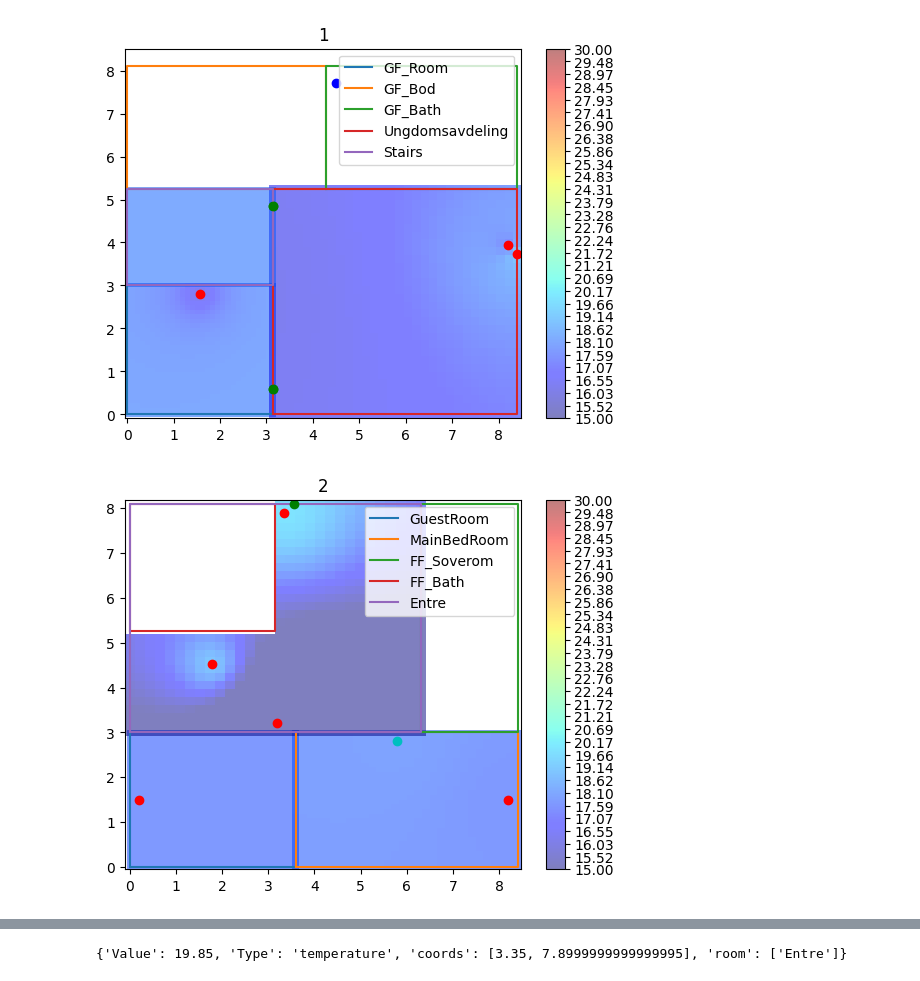
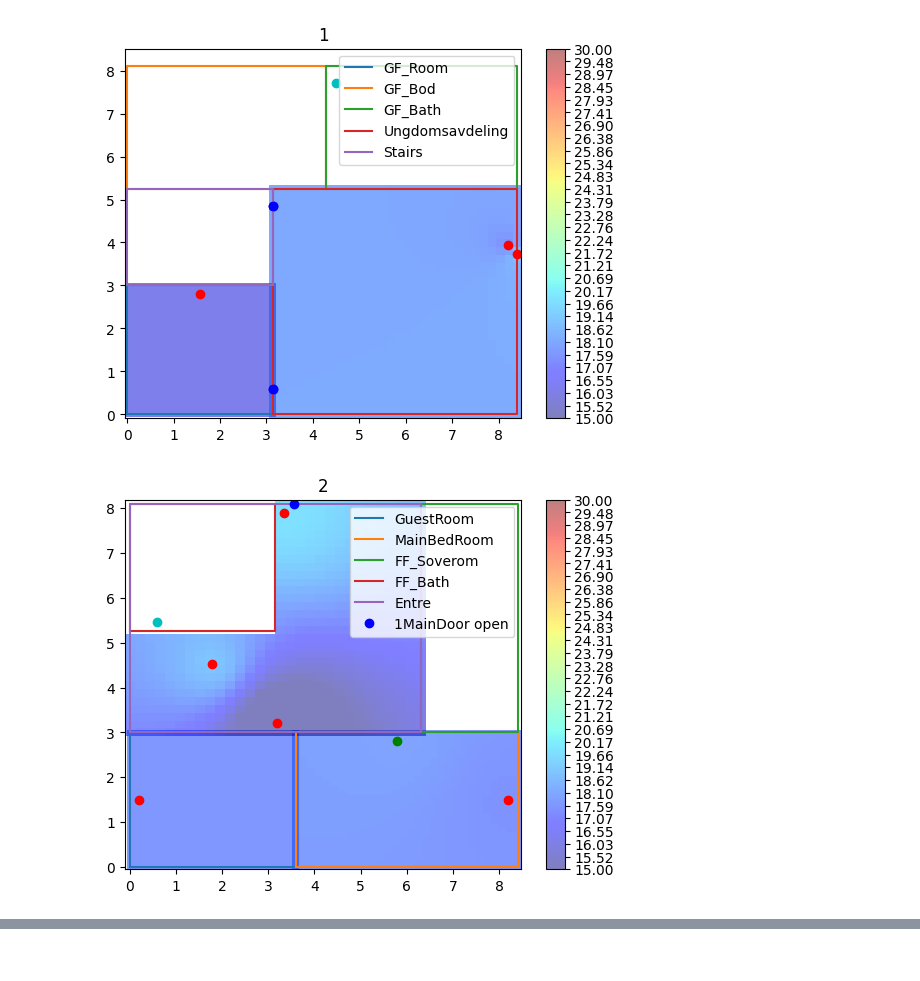
Before and after one commit to oskarhlm/VRDT---Smart-House, a Jupyter notebook: python/disruptive.ipynb, the cells around one changed output, grey strips where cells are left out. Saved outputs shown, nothing was run; the diff lists cells and outputs as text; code cells hidden in the pictures.

```diff
--- a/python/disruptive.ipynb
+++ b/python/disruptive.ipynb
@@ -148,8 +148,8 @@ Sensor_Values["1MainRoom"]['coords']=       [FF_down[2]-a_l,FF_right[1]/2]
 Sensor_Values["1MainBRHum"]['coords']=      [FF_down[1]+(FF_down[2]-FF_down[1])/2-a_l,FF_right[1]-a_l]
 
 Sensor_Values["1MainDoor"]['coords']=       [FF_up[1]+2*a_l,FF_left[3]]
-Sensor_Values["1BathRoomWatet"]['coords']=  [GF_down[1]/2+a_l,(GF_left[2]-GF_left[1])/2+GF_left[1]+2*a_l]
-Sensor_Values["1OutdoorEntrance"]['coords']=[FF_down[1]-2*a_l,FF_left[1]+a_l]
+Sensor_Values["1BathRoomWatet"]['coords']=  [3*a_l,GF_left[2]+a_l]
+Sensor_Values["1OutdoorEntrance"]['coords']=[FF_down[1]-2*a_l,FF_left[3]+a_l]
 
 
 #Room
@@ -165,7 +165,7 @@ Sensor_Values["1MainBRHum"]['room']=        ['MainBedRoom']
 Sensor_Values["1OutdoorEntrance"]['room']=  ['Out']
 
 Sensor_Values["1MainDoor"]['room']=         ['Out','Entre']
-Sensor_Values["1BathRoomWatet"]['room']=    ['FF_Bad']      #Yes Watet
+Sensor_Values["1BathRoomWatet"]['room']=    ['FF_Bath']      #Yes Watet
 
 
 #SF
@@ -335,7 +335,7 @@ def interpolate(room,I,J):
             sensor_value_temp.append(Sensor_Values[sensor]['Value'])
             sensor_coord.append(Sensor_Values[sensor]['coords'])
         elif Sensor_Values[sensor]['Type']=='proximity':
-            # if Sensor_Values[sensor]['Value']=='PRESENT':
+            if Sensor_Values[sensor]['Value']=='PRESENT':
                 if Sensor_Values[sensor]['room'][0]==room:
                     i=1
                 else:
@@ -357,7 +357,7 @@ def interpolate(room,I,J):
                 sensor_value_water.append(sensor)
 
         elif Sensor_Values[sensor]['Type']=='waterDetector':
-            if Sensor_Values[sensor]['Type']=='present':
+            if Sensor_Values[sensor]['Value']=='PRESENT':
                 sensor_waterDetector.append(Sensor_Values[sensor]['coords'])
     # if len(sensor_value_temp)==1:
     #     interpolated_temp=np.ones_like(room_grid(room)[1])*sensor_value_temp[0]
@@ -395,10 +395,3 @@ def interpolate(room,I,J):
             interpolated_temp[J[k],I[k]]=None
 
     return interpolated_temp,sensor_waterDetector,sensor_value_water
-
-room='Entre'
-grid=room_grid(room)
-xi,yi=grid[1],grid[2]
-z=interpolate(room,grid[3],grid[4])[0]
-vmin,vmax=15,30
-plt.pcolormesh(xi,yi,z,shading='auto',vmin=vmin,vmax=vmax,cmap='jet', alpha=0.5)
@@ -432,11 +422,15 @@ for floor in Floor:
                 if Sensor_Values[sensor]['Type']=='temperature':
                     plt.plot(x,y,'ro')
                 elif Sensor_Values[sensor]['Type']=='proximity':
+                    if Sensor_Values[sensor]['Value']=='PRESENT':
+                        label=str(sensor)+' open'
+                    else:
+                        label=None
+                    plt.plot(x,y,'bo',label=label)
+                elif Sensor_Values[sensor]['Type']=='humidity':
                     plt.plot(x,y,'go')
-                elif Sensor_Values[sensor]['Type']=='humidity':
+                elif Sensor_Values[sensor]['Type']=='waterDetector':
                     plt.plot(x,y,'co')
-                elif Sensor_Values[sensor]['Type']=='waterDetector':
-                    plt.plot(x,y,'bo')
                 plt.legend(loc='upper right')
         vmin=15
         vmax=30
@@ -444,33 +438,32 @@ for floor in Floor:
         xi,yi=grid[1],grid[2]
         plt.figure(i)
         plt.title(str(floor))
         z0=interpolate(room,grid[3],grid[4])
         z=z0[0]
         if np.sum(z)<5:
             z_2d=None
         else:
             plt.pcolormesh(xi,yi,z,shading='auto',vmin=vmin,vmax=vmax,cmap='jet', alpha=0.5)
 
         if len(z0[1])==0:
             None
         else:
             print('Water detected in '+str(room))
             plt.plot(z0[1][0][0],z0[1][0][1],'bo',label='Water Detected')
 
         if len(z0[2])==0:
             None
 
         else:
             for j in range(2):
                 textr='Humidity in '+str(room)+ ' is higher than recomended'
                 props = dict(boxstyle='round', facecolor='wheat', alpha=0.5)
                 plt.plot(z0[2][3*j][0],z0[2][3*j][1],'co',label='Here')
             plt.text(-0.05,0.1, textr, transform=ax.transAxes, fontsize=10, verticalalignment='bottom', bbox=props)
 
     levels = np.linspace(vmin, vmax, 30)
     plt.colorbar(ticks=levels)
     plt.show()
-print(Sensor_Values['1Entrance1'])
 # %% [output]
-[figure, old version]
+[figure, new version]
-[figure, old version]
+[figure, new version]
@@ -478,4 +471,3 @@ print(Sensor_Values['1Entrance1'])
-{'Value': 19.85, 'Type': 'temperature', 'coords': [3.35, 7.8999999999999995], 'room': ['Entre']}
 # %%
 import io
 import matplotlib.pyplot as plt
```
Also changed, not shown: parts of 3 cells of this notebook, 1 other file.
